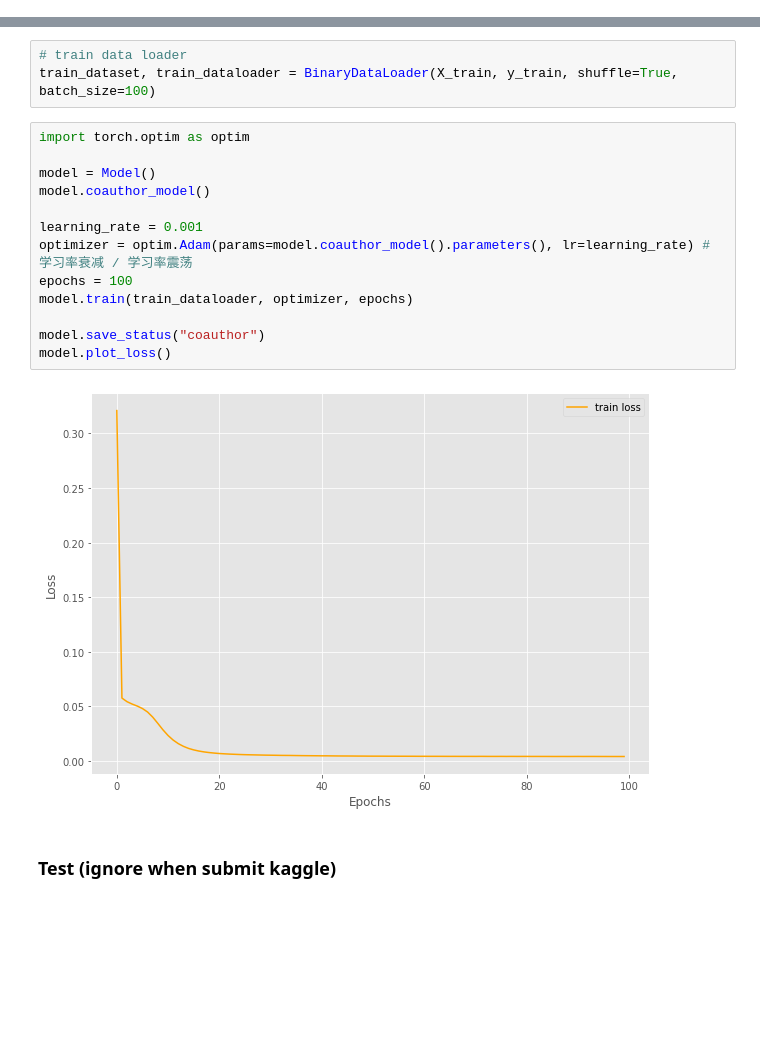
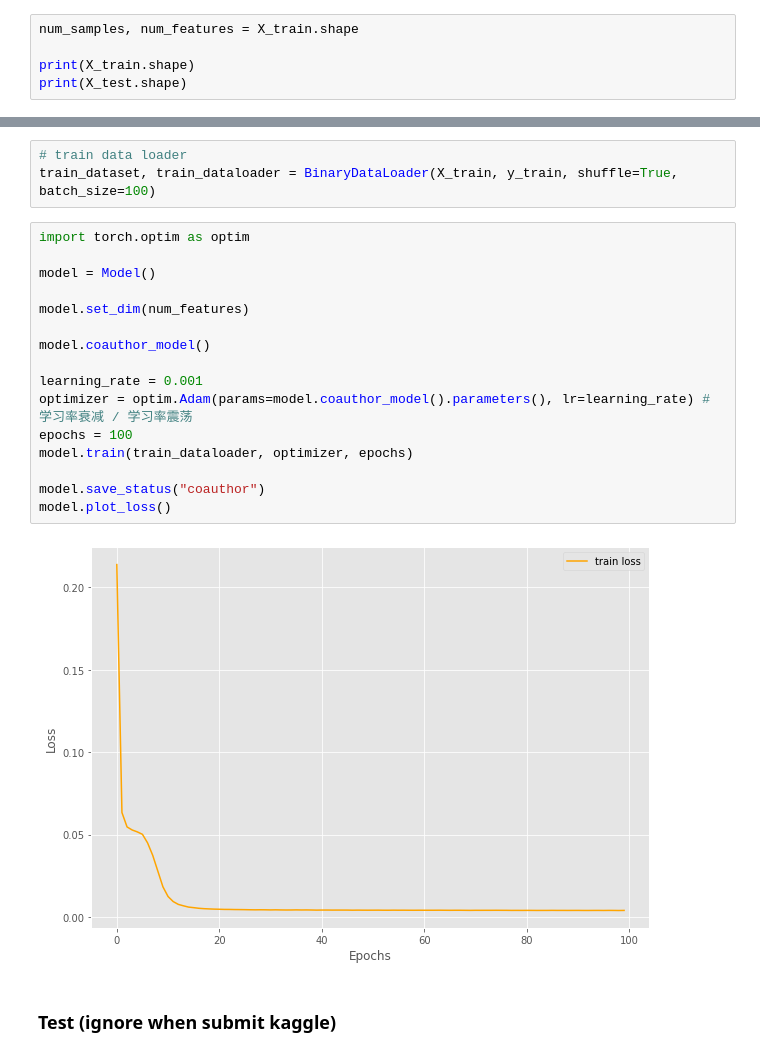
Before and after one commit to MessiFr/COMP90051_Project2, a Jupyter notebook: code/multi_layer_models/mll-authors.ipynb, the cells around one changed output, grey strips where cells are left out. Drawn from its saved outputs; the diff is of its cells as text; blank space fills up the shorter version.

```diff
--- a/code/multi_layer_models/mll-authors.ipynb
+++ b/code/multi_layer_models/mll-authors.ipynb
@@ -15,3 +18,8 @@ y_train = torch.load('data/y_train.pt')
 
 X_test = torch.load('data/X_author_test.pt')
 y_test = torch.load('data/y_test.pt')
+# %%
+num_samples, num_features = X_train.shape
+
+print(X_train.shape)
+print(X_test.shape)
@@ -21,18 +40,21 @@ train_dataset, train_dataloader = BinaryDataLoader(X_train, y_train, shuffle=Tru
 # %%
 import torch.optim as optim
 
 model = Model()
+
+model.set_dim(num_features)
+
 model.coauthor_model()
 
 learning_rate = 0.001
 optimizer = optim.Adam(params=model.coauthor_model().parameters(), lr=learning_rate) # 学习率衰减 / 学习率震荡
 epochs = 100
 model.train(train_dataloader, optimizer, epochs)
 
 model.save_status("coauthor")
 model.plot_loss()
 # %% [output]
-[figure, old version]
+[figure, new version]
 # %% [markdown]
 ### Test (ignore when submit kaggle)
 # %%
```
Also changed, not shown: parts of 7 cells of this notebook, 6 other files.
